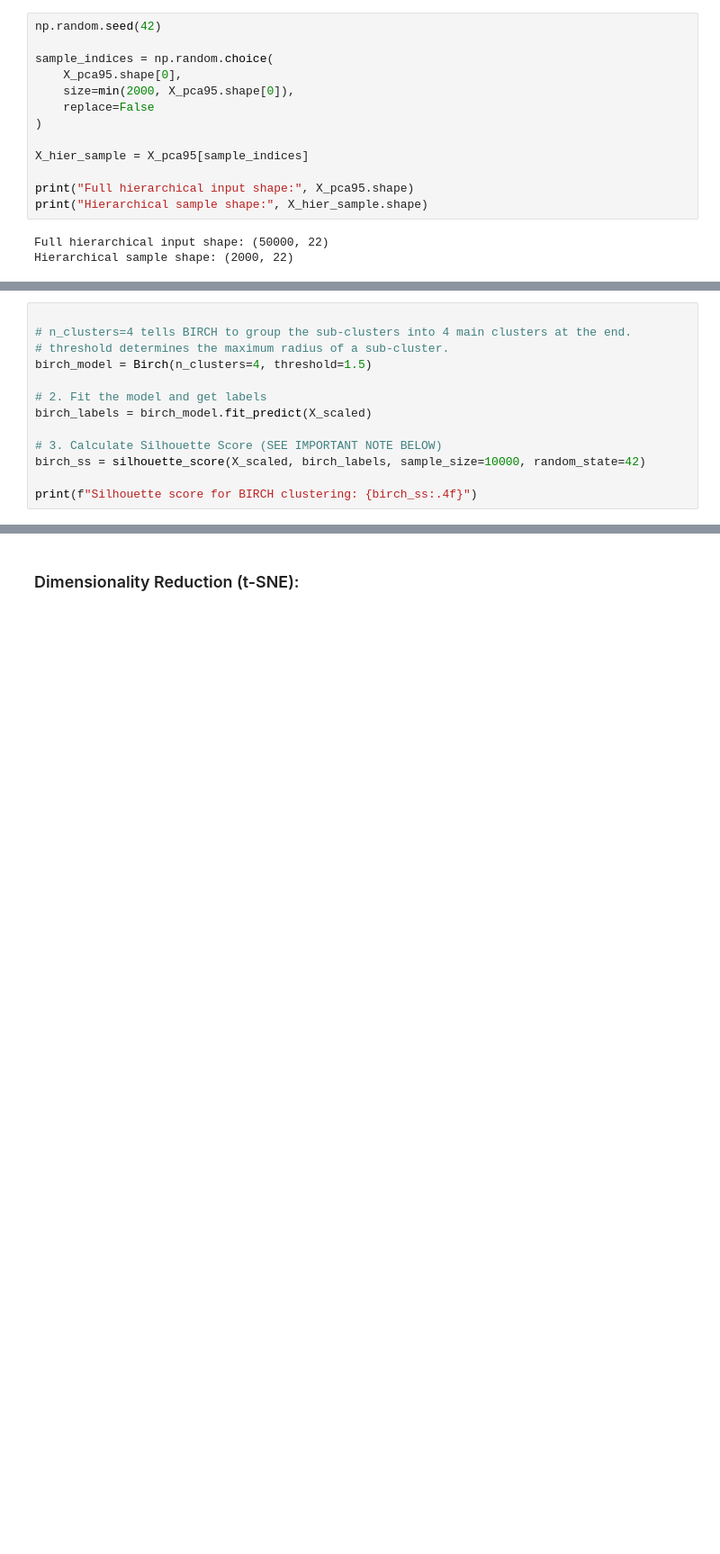
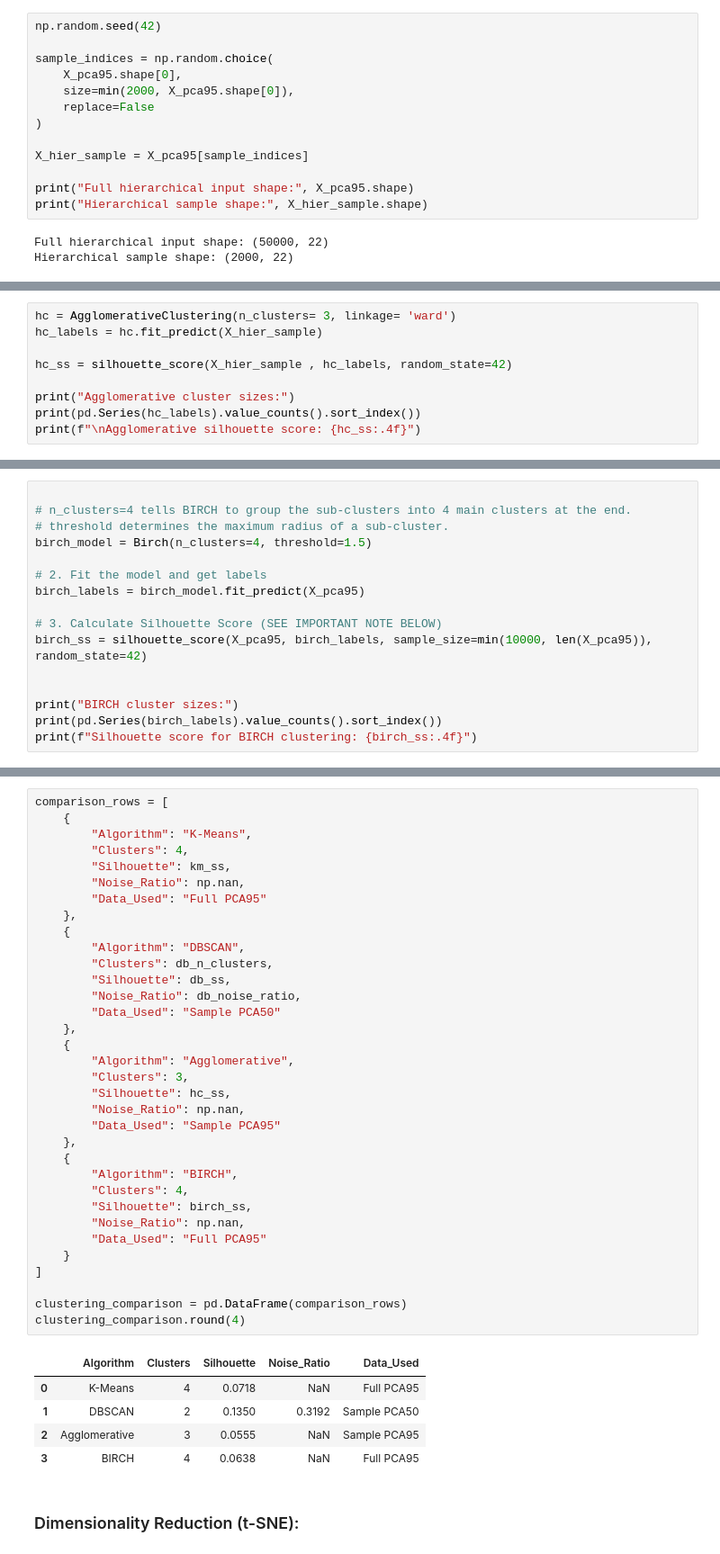
Before and after one commit to zaldin474/intership-progress, a Jupyter notebook: internship/project1/Notebooks/05_unsupervised_learning.ipynb, the cells around one changed output, grey strips where cells are left out. Shown at 90% size. Drawn from its saved outputs; the diff is of its cells as text; blank space fills up the shorter version.

```diff
--- a/internship/project1/Notebooks/05_unsupervised_learning.ipynb
+++ b/internship/project1/Notebooks/05_unsupervised_learning.ipynb
@@ -545,0 +543,9 @@ Hierarchical sample shape: (2000, 22)
+# %%
+hc = AgglomerativeClustering(n_clusters= 3, linkage= 'ward')
+hc_labels = hc.fit_predict(X_hier_sample)
+
+hc_ss = silhouette_score(X_hier_sample , hc_labels, random_state=42)
+
+print("Agglomerative cluster sizes:")
+print(pd.Series(hc_labels).value_counts().sort_index())
+print(f"\nAgglomerative silhouette score: {hc_ss:.4f}")
@@ -555,9 +570,12 @@ Hierarchical sample shape: (2000, 22)
 birch_model = Birch(n_clusters=4, threshold=1.5)
 
 # 2. Fit the model and get labels
-birch_labels = birch_model.fit_predict(X_scaled)
+birch_labels = birch_model.fit_predict(X_pca95)
 
 # 3. Calculate Silhouette Score (SEE IMPORTANT NOTE BELOW)
-birch_ss = silhouette_score(X_scaled, birch_labels, sample_size=10000, random_state=42)
+birch_ss = silhouette_score(X_pca95, birch_labels, sample_size=min(10000, len(X_pca95)), random_state=42)
 
+
+print("BIRCH cluster sizes:")
+print(pd.Series(birch_labels).value_counts().sort_index())
 print(f"Silhouette score for BIRCH clustering: {birch_ss:.4f}")
@@ -579,2 +616,42 @@ plt.show()
+# %%
+comparison_rows = [
+    {
+        "Algorithm": "K-Means",
+        "Clusters": 4,
+        "Silhouette": km_ss,
+        "Noise_Ratio": np.nan,
+        "Data_Used": "Full PCA95"
+    },
+    {
+        "Algorithm": "DBSCAN",
+        "Clusters": db_n_clusters,
+        "Silhouette": db_ss,
+        "Noise_Ratio": db_noise_ratio,
+        "Data_Used": "Sample PCA50"
+    },
+    {
+        "Algorithm": "Agglomerative",
+        "Clusters": 3,
+        "Silhouette": hc_ss,
+        "Noise_Ratio": np.nan,
+        "Data_Used": "Sample PCA95"
+    },
+    {
+        "Algorithm": "BIRCH",
+        "Clusters": 4,
+        "Silhouette": birch_ss,
+        "Noise_Ratio": np.nan,
+        "Data_Used": "Full PCA95"
+    }
+]
+
+clustering_comparison = pd.DataFrame(comparison_rows)
+clustering_comparison.round(4)
+# %% [output]
+|  | Algorithm | Clusters | Silhouette | Noise_Ratio | Data_Used |
+| 0 | K-Means | 4 | 0.0718 | NaN | Full PCA95 |
+| 1 | DBSCAN | 2 | 0.1350 | 0.3192 | Sample PCA50 |
+| 2 | Agglomerative | 3 | 0.0555 | NaN | Sample PCA95 |
+| 3 | BIRCH | 4 | 0.0638 | NaN | Full PCA95 |
 # %% [markdown]
 ### Dimensionality Reduction (t-SNE):
```
Also changed, not shown: parts of 29 cells of this notebook, 17 other files.
